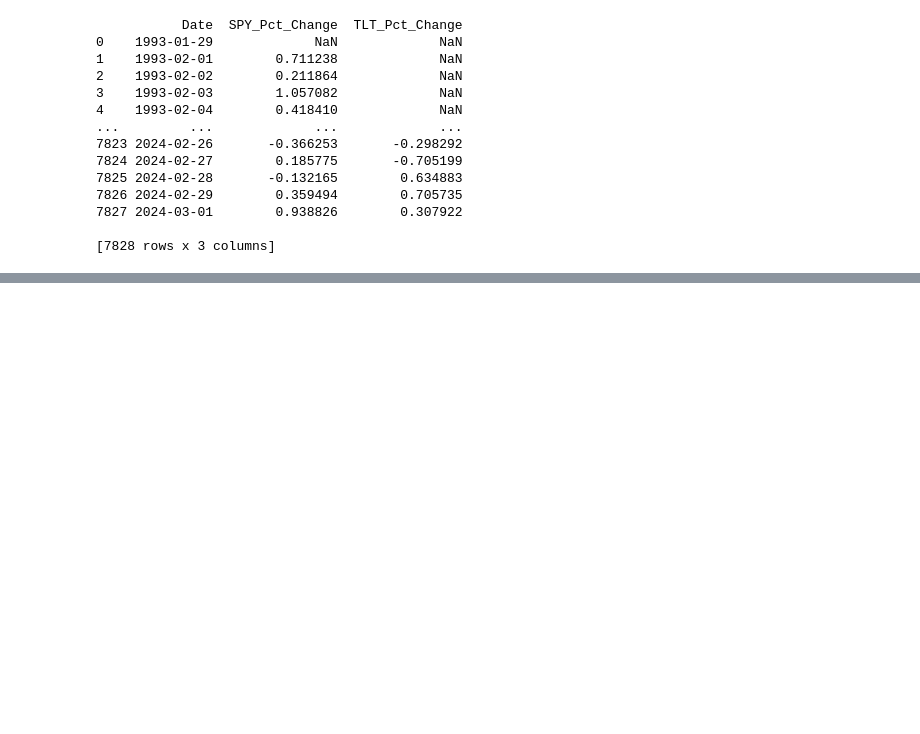
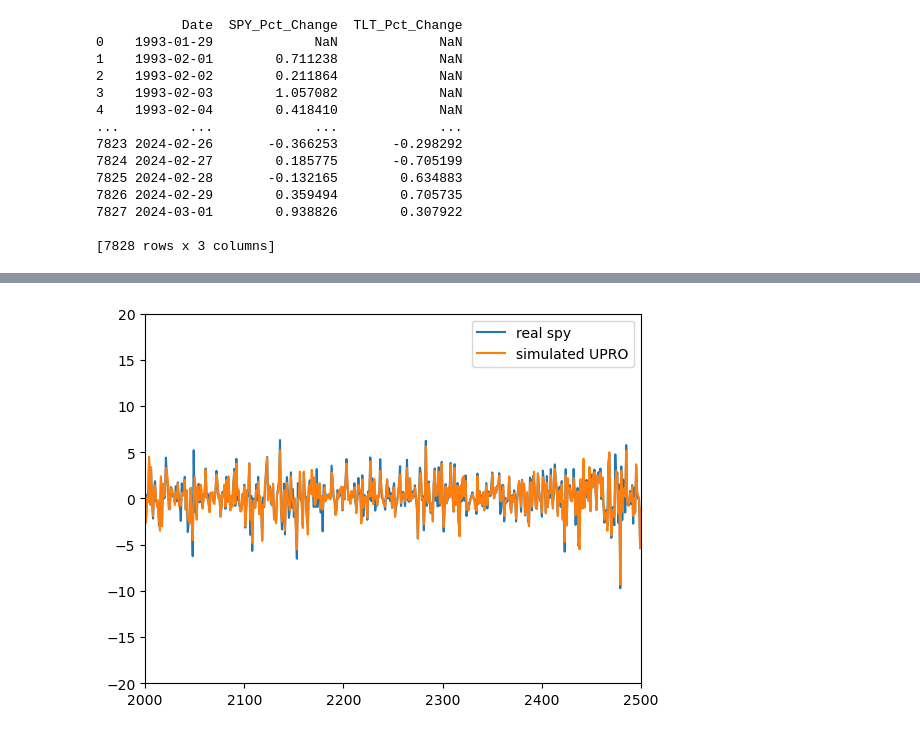
Before and after one commit to oTaira/BTBJ, a Jupyter notebook: BTBJ.ipynb, the cells around one changed output, grey strips where cells are left out. Saved outputs shown, nothing was run; the diff lists cells and outputs as text; code cells hidden in the pictures; blank space fills up the shorter version.

Commit message:
some plots now yay

```diff
--- a/BTBJ.ipynb
+++ b/BTBJ.ipynb
@@ -167,0 +177,9 @@ display(final_joined_df)
+# %%
+plt.plot(final_joined_df["SPY_Pct_Change"] * 3, label="real spy")
+plt.plot(final_joined_df["UPRO"], label = "simulated UPRO")
+plt.legend()
+plt.ylim(-20,20)
+plt.xlim(2000,2500)
+plt.show()
+# %% [output]
+[figure, added]
```
Also changed, not shown: parts of 5 cells of this notebook.
